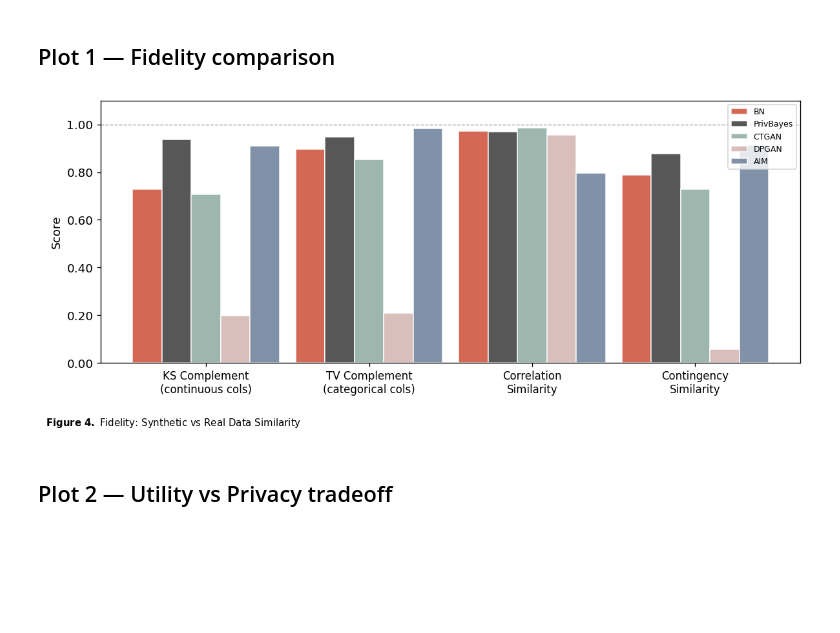
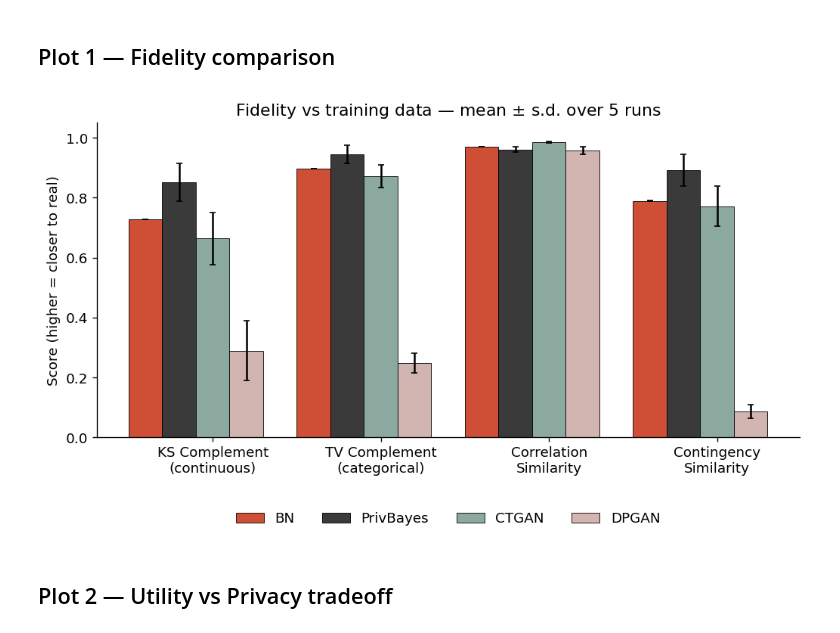
Before and after one commit to oliviapeng26/priv-sdg, a Jupyter notebook: evaluation/analysis.ipynb, the cells around one changed output. Drawn from its saved outputs; the diff is of its cells as text; code cells hidden in the pictures; blank space fills up the shorter version.

Commit message:
fix: update plots to reflect latest evaluation (fidelity, utility, computational cost) results

```diff
--- a/evaluation/analysis.ipynb
+++ b/evaluation/analysis.ipynb
@@ -199,46 +188,33 @@ master.round(4)
 ## Plot 1 — Fidelity comparison
 # %%
 fidelity_metrics = ['KSComplement', 'TVComplement', 'CorrelationSimilarity', 'ContingencySimilarity']
-fidelity_labels  = ['KS Complement\n(continuous cols)', 'TV Complement\n(categorical cols)',
-                     'Correlation\nSimilarity', 'Contingency\nSimilarity']
+fidelity_labels  = ['KS Complement\n(continuous)', 'TV Complement\n(categorical)',
+                    'Correlation\nSimilarity', 'Contingency\nSimilarity']
 
-available = [m for m in fidelity_metrics if m in master.columns]
-n = len(available)
-x = np.arange(n)
-width = 0.18
+x = np.arange(len(fidelity_metrics))
+width = 0.2
+fig, ax = plt.subplots(figsize=(10, 4.5))
 
-fig, ax = plt.subplots(figsize=(10, 4.5))
-for i, (method, label) in enumerate(zip(METHOD_ORDER, METHOD_LABELS.values())):
-    label_str = METHOD_LABELS[method]
-    if label_str in master.index:
-        vals = [master.loc[label_str, m] if m in master.columns else np.nan for m in available]
-        ax.bar(x + (i - (len(METHOD_ORDER) - 1) / 2) * width, vals, width, label=label_str,
-               color=COLORS[method], alpha=0.85, edgecolor='white')
+for i, method in enumerate(METHOD_ORDER):
+    label = METHOD_LABELS[method]
+    if label not in sdm.index or sdm.loc[label, fidelity_metrics].isna().all():
+        continue                      # method not run yet (e.g. AIM, deferred)
+    vals = [sdm.loc[label, m] for m in fidelity_metrics]
+    errs = [sdm_sd.loc[label, m] for m in fidelity_metrics]
+    off = (i - (len(METHOD_ORDER) - 1) / 2) * width
+    ax.bar(x + off, vals, width, yerr=errs, capsize=2.5, label=label,
+           color=COLORS[method], edgecolor='black', linewidth=0.5)
 
-ax.set_xticks(x)
-ax.set_xticklabels([fidelity_labels[fidelity_metrics.index(m)] for m in available], fontsize=10)
-ax.set_ylabel('Score')
-ax.set_ylim(0, 1.1)
-ax.axhline(1.0, color=GREY, linestyle='--', linewidth=0.8, alpha=0.5)
-ax.legend(loc='upper right', fontsize=7.5)
-ax.yaxis.set_major_formatter(mticker.FormatStrFormatter('%.2f'))
-# Leave space at the bottom for caption
-plt.tight_layout(rect=[0, 0.08, 1, 1])
-
-# Add left-aligned caption
-fig.text(
-    0.01,
-    0.02,
-    r"$\bf{Figure\ 4.}$ Fidelity: Synthetic vs Real Data Similarity",
-    ha="left",
-    va="bottom",
-    fontsize=9
-)
-
-plt.savefig(RESULTS / 'fidelity_comparison.png', bbox_inches='tight')
+ax.set_xticks(x); ax.set_xticklabels(fidelity_labels)
+ax.set_ylabel('Score (higher = closer to real)')
+ax.set_ylim(0, 1.05)
+ax.set_title('Fidelity vs training data — mean $\\pm$ s.d. over 5 runs')
+ax.legend(frameon=False, ncol=4, loc='lower center', bbox_to_anchor=(0.5, -0.32))
+ax.spines[['top', 'right']].set_visible(False)
+plt.savefig(RESULTS / 'fidelity_comparison.png', bbox_inches='tight', dpi=150)
 plt.show()
 # %% [output]
-[figure, old version]
+[figure, new version]
 # %% [markdown]
 ## Plot 2 — Utility vs Privacy tradeoff
 # %%
```
Also changed, not shown: parts of 24 cells of this notebook.
